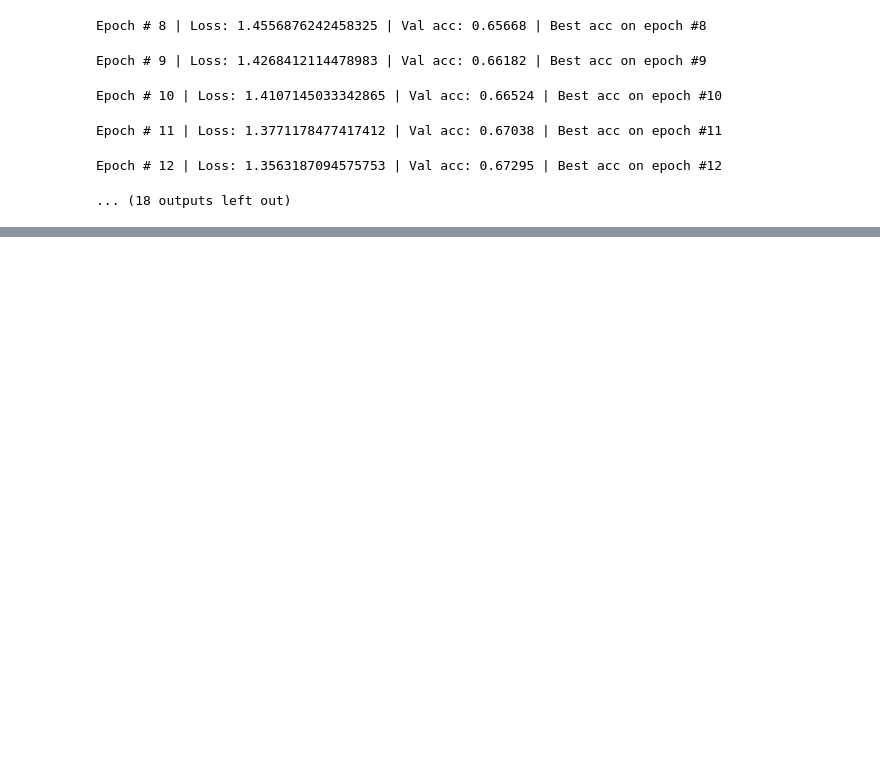
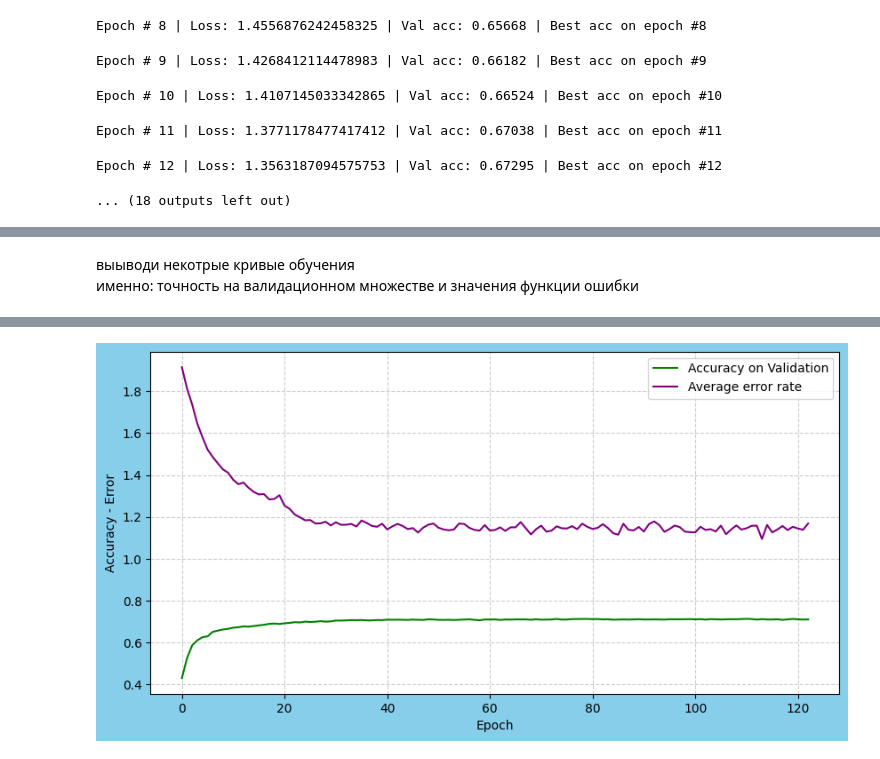
Before and after one commit to LuchianPeledutse/Projects, a Jupyter notebook: TextClassification/main.ipynb, the cells around one changed output, grey strips where cells are left out. Cells and saved outputs as stored; diff of their text form; code cells hidden in the pictures; blank space fills up the shorter version.

```diff
--- a/TextClassification/main.ipynb
+++ b/TextClassification/main.ipynb
@@ -1770,3 +1914,12 @@ Epoch # 10 | Loss: 1.4107145033342865 | Val acc: 0.66524 | Best acc on epoch #10
 Epoch # 11 | Loss: 1.3771178477417412 | Val acc: 0.67038 | Best acc on epoch #11
 Epoch # 12 | Loss: 1.3563187094575753 | Val acc: 0.67295 | Best acc on epoch #12
 ... (18 outputs left out)
+# %%
+#time
+cnn_glove_res_2 = train_classification_model(glove_150_cnn_mod,
+                                           50,
+                                           train_loader_val_glove_cnn,
+                                           optimizer_glove_cnn,
+                                           loss_func,
+                                           MainVal,
+                                           dev = 'cuda')
@@ -1772,0 +1940,9 @@ Epoch # 12 | Loss: 1.3563187094575753 | Val acc: 0.67295 | Best acc on epoch #12
+# %%
+#time
+cnn_glove_res_3 = train_classification_model(glove_150_cnn_mod,
+                                           50,
+                                           train_loader_val_glove_cnn,
+                                           optimizer_glove_cnn,
+                                           loss_func,
+                                           MainVal,
+                                           dev = 'cuda')
@@ -1772,0 +1963,21 @@ Epoch # 12 | Loss: 1.3563187094575753 | Val acc: 0.67295 | Best acc on epoch #12
+# %% [markdown]
+выыводи некотрые кривые обучения
+именно: точность на валидационном множестве и значения функции ошибки
+# %%
+val_values = cnn_glove_res[-1] + cnn_glove_res_2[-1] + cnn_glove_res_3[-1]
+loss_values = cnn_glove_res[1] + cnn_glove_res_2[1] + cnn_glove_res_3[1]
+# %%
+def print_loss_val(the_losses,the_vals,val_name = 'Validation'):
+    some_figure = plt.figure(figsize = (10,5),facecolor = 'skyblue')
+    some_ax = some_figure.add_subplot()
+    some_ax.grid(linestyle = '--',c = 'gray',alpha = 0.4)
+    some_ax.plot(the_vals,c = 'green',label = 'Accuracy on ' + val_name)
+    some_ax.plot(the_losses,color = 'purple',label  = 'Average error rate')
+    some_ax.set_ylabel('Accuracy - Error')
+    some_ax.set_xlabel('Epoch')
+    some_ax.legend()
+    return some_figure
+# %%
+the_ax = print_loss_val(loss_values,val_values)
+the_ax
+# %% [output]
@@ -1772,0 +1985 @@ Epoch # 12 | Loss: 1.3563187094575753 | Val acc: 0.67295 | Best acc on epoch #12
+[figure, added]
```
Also changed, not shown: parts of 150 cells of this notebook, 2 other files.
